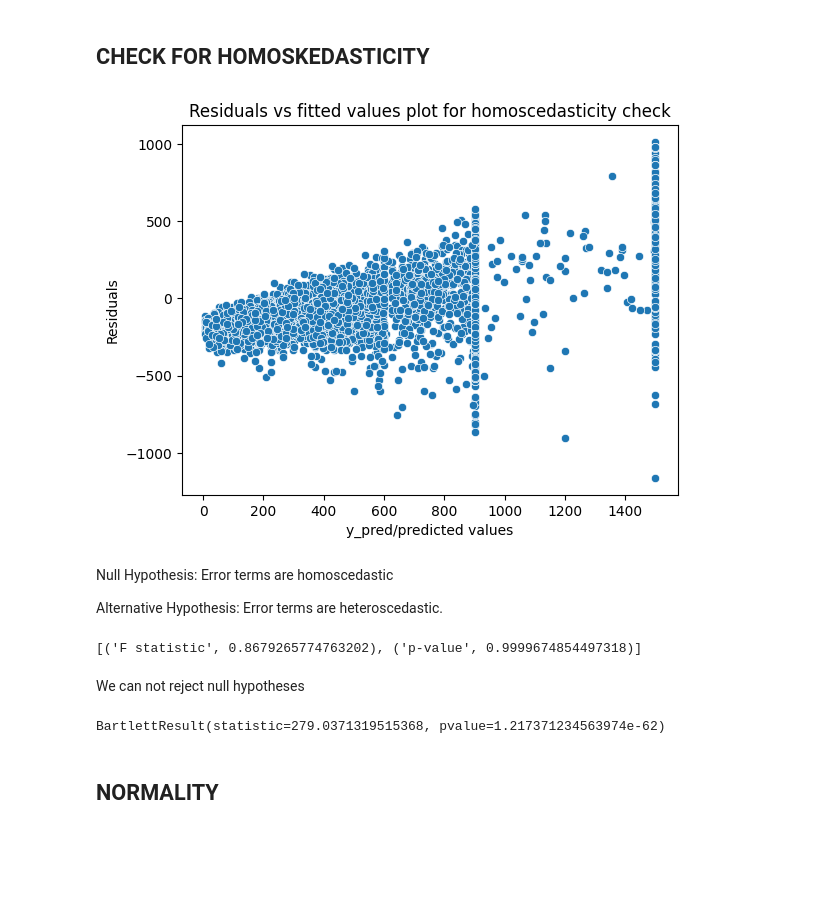
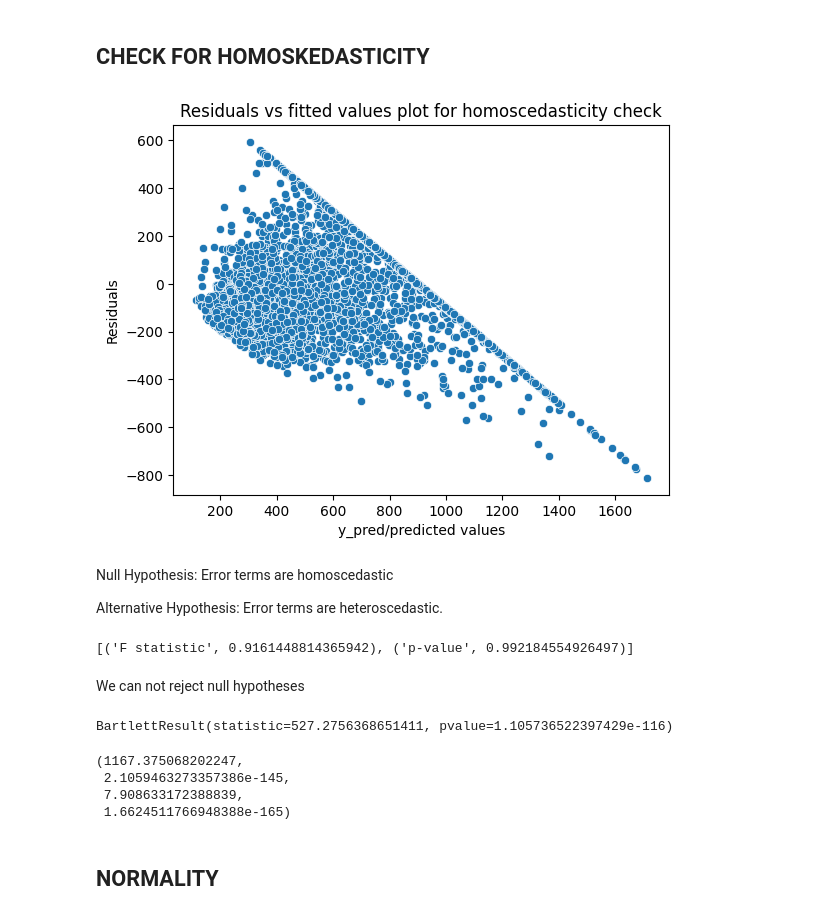
Before and after one commit to Vitaliypn/UFC_Econometrics_Research, a Jupyter notebook: project.ipynb, the cells around one changed output. Cells and saved outputs as stored; diff of their text form; code cells hidden in the pictures; blank space fills up the shorter version.

```diff
--- a/project.ipynb
+++ b/project.ipynb
@@ -198,0 +204,6 @@ array(['Lightweight', 'Bantamweight', 'Welterweight', 'Middleweight',
+# %%
+three, five = df_breaker_by_rounds(df_fil)
+
+df_fil = three.copy()
+
+df_fil
@@ -763,29 +856,36 @@ OK!
 # %% [markdown]
 ## CHECK FOR HOMOSKEDASTICITY
 # %%
-p = sns.scatterplot(x=winrates_df["Seconds"], y=residuals)
+p = sns.scatterplot(x=predidted_time, y=residuals)
 plt.xlabel('y_pred/predicted values')
 plt.ylabel('Residuals')
-# p = sns.lineplot([0,26],[0,0],color='blue')
+
 p = plt.title('Residuals vs fitted values plot for homoscedasticity check')
 # %% [output]
-[figure, old version]
+[figure, new version]
 # %% [markdown]
 Null Hypothesis: Error terms are homoscedastic
 
 Alternative Hypothesis: Error terms are heteroscedastic.
 # %%
 name = ['F statistic', 'p-value']
-test = sms.het_goldfeldquandt(winrates_df["Seconds"], winrates_df_model)
+test = sms.het_goldfeldquandt(residuals, winrates_df_model)
 lzip(name, test)
 # %% [output]
-[('F statistic', 0.8679265774763202), ('p-value', 0.9999674854497318)]
+[('F statistic', 0.9161448814365942), ('p-value', 0.992184554926497)]
 # %% [markdown]
 We can not reject null hypotheses
 # %%
-bartlett(predictions, winrates_df["Seconds"]) # подумати над цим
+bartlett(predictions, residuals) # подумати над цим
 # %% [output]
-BartlettResult(statistic=279.0371319515368, pvalue=1.217371234563974e-62)
+BartlettResult(statistic=527.2756368651411, pvalue=1.105736522397429e-116)
+# %%
+het_white(residuals, model_Time.exog)
+# %% [output]
+(1167.375068202247,
+ 2.1059463273357386e-145,
+ 7.908633172388839,
+ 1.6624511766948388e-165)
 # %% [markdown]
 ## NORMALITY
 # %%
```
Also changed, not shown: parts of 47 cells of this notebook, 1 other file.
